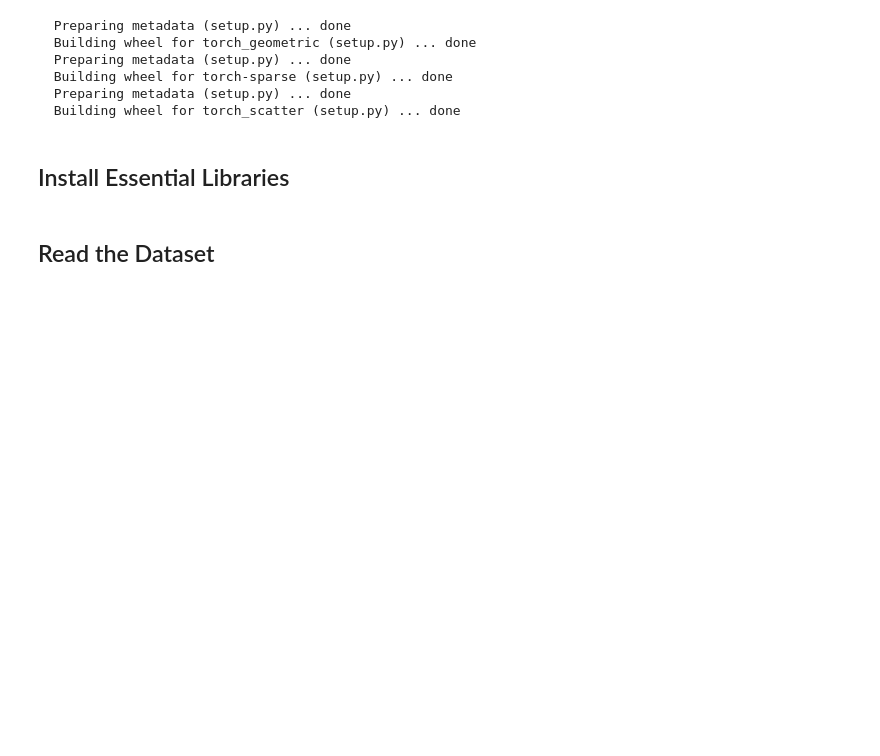
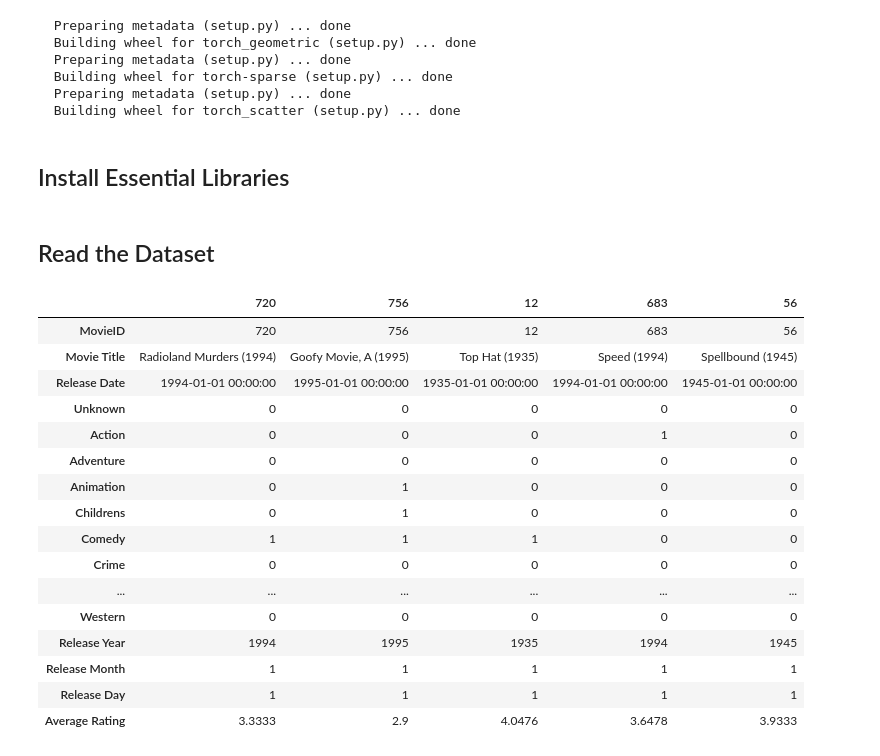
Before and after one commit to mojtabaSefidi/Small-GNN-Based-Projects, a Jupyter notebook: MLG_Final_Project_100k_simulator.ipynb, the cells around one changed output. Saved outputs shown, nothing was run; the diff lists cells and outputs as text; code cells hidden in the pictures; blank space fills up the shorter version.

```diff
--- a/MLG_Final_Project_100k_simulator.ipynb
+++ b/MLG_Final_Project_100k_simulator.ipynb
@@ -839,7 +661,7 @@ def recommend(df_new_user, favorite_genres,
 
   recommender_model = torch.load(model_path)
   users_df.iloc[-len(df_new_user):, :] = df_new_user
-  print(users_df.iloc[-len(df_new_user):, :])
+  # print(users_df.iloc[-len(df_new_user):, :])
   # users_df = pd.concat([users_df, df_new_user], axis=0, ignore_index=True)
 
   users_df, movies_df = finalize_dfs(users_df, movies_df)
@@ -850,8 +672,10 @@ def recommend(df_new_user, favorite_genres,
   graph_edges = [[],[]]
   edge_weight = []
 
-
-  temp_df = movies_df[movies_df[favorite_genres].apply(lambda r: (r==1).any(), axis=1)]
+  if favorite_genres != 'all':
+    temp_df = movies_df[movies_df[favorite_genres].apply(lambda r: (r==1).any(), axis=1)]
+  else:
+    temp_df = movies_df
 
   for user_id in users_df.iloc[-len(df_new_user):, :]['UserID'].unique():
     for movie_id in temp_df['MovieID'].unique():
@@ -891,9 +715,9 @@ def recommend(df_new_user, favorite_genres,
   cut = len(predicted) // len(edge_weight)
   preds = predicted.reshape(cut,-1).mean(axis=0)
   top_edges_rates = preds.argsort()[-k:][::-1]
-  recommended_film = graph_edges[-1][top_edges_rates]
-
-  return predicted, movies_df, movies_df[movies_df['MovieID'].isin(recommended_film)].T
+  # print(preds,top_edges_rates, graph_edges[-1])
+  recommended_film = graph_edges[-1][list(top_edges_rates)]
+  return preds, movies_df, movies_df.iloc[recommended_film,:].T
 # %%
 '''
 ----------------Ocuppation
@@ -944,14 +768,34 @@ Western|18
 # users_df = pd.read_csv('/content/gdrive/MyDrive/MLG_Final_Project/MovieLens100k/Data/users_df.csv')
 # users_df
 
-favorite_genres = [['War', 'Western', 'Thriller']]
-new_users = [[944,48,'M','student',85711]]
+new_users = [[944, 24, 'F', 'educator', 85711]]
+favorite_genres = [["Romance"]]
 # %%
 for i in range(len(new_users)):
   df_new_user = pd.DataFrame([new_users[i]], columns=['UserID', 'Age', 'Gender', 'Occupation', 'Zipcode'])
   favorite_genre = favorite_genres[i]
-  predicted, movies_df, recommended_film = recommend(df_new_user, favorite_genre
+  predicted, movies_df, recommended_film = recommend(df_new_user, favorite_genre,
                                                    movies_df_path = '/content/gdrive/MyDrive/MLG_Final_Project/MovieLens100k/Data/movies_df.csv',
                                                    users_df_path='/content/gdrive/MyDrive/MLG_Final_Project/MovieLens100k/Data/users_df.csv',
                                                    ratings_df_all_path = '/content/gdrive/MyDrive/MLG_Final_Project/MovieLens100k/Data/rating_df.csv',
-                                                   model_path='/content/gdrive/MyDrive/MLG_Final_Project/MovieLens100k/Results_Best_models/best_model_Sage82.pth')
+                                                   model_path='/content/best_model_GraphSage64_1.pth')
+# %%
+recommended_film
+# %% [output]
+|  | 720 | 756 | 12 | 683 | 56 |
+| MovieID | 720 | 756 | 12 | 683 | 56 |
+| Movie Title | Radioland Murders (1994) | Goofy Movie, A (1995) | Top Hat (1935) | Speed (1994) | Spellbound (1945) |
+| Release Date | 1994-01-01 00:00:00 | 1995-01-01 00:00:00 | 1935-01-01 00:00:00 | 1994-01-01 00:00:00 | 1945-01-01 00:00:00 |
+| Unknown | 0 | 0 | 0 | 0 | 0 |
+| Action | 0 | 0 | 0 | 1 | 0 |
+| Adventure | 0 | 0 | 0 | 0 | 0 |
+| Animation | 0 | 1 | 0 | 0 | 0 |
+| Childrens | 0 | 1 | 0 | 0 | 0 |
+| Comedy | 1 | 1 | 1 | 0 | 0 |
+| Crime | 0 | 0 | 0 | 0 | 0 |
+| ... | ... | ... | ... | ... | ... |
+| Western | 0 | 0 | 0 | 0 | 0 |
+| Release Year | 1994 | 1995 | 1935 | 1994 | 1945 |
+| Release Month | 1 | 1 | 1 | 1 | 1 |
+| Release Day | 1 | 1 | 1 | 1 | 1 |
+| Average Rating | 3.3333 | 2.9 | 4.0476 | 3.6478 | 3.9333 |
```
Also changed, not shown: parts of 8 cells of this notebook.
